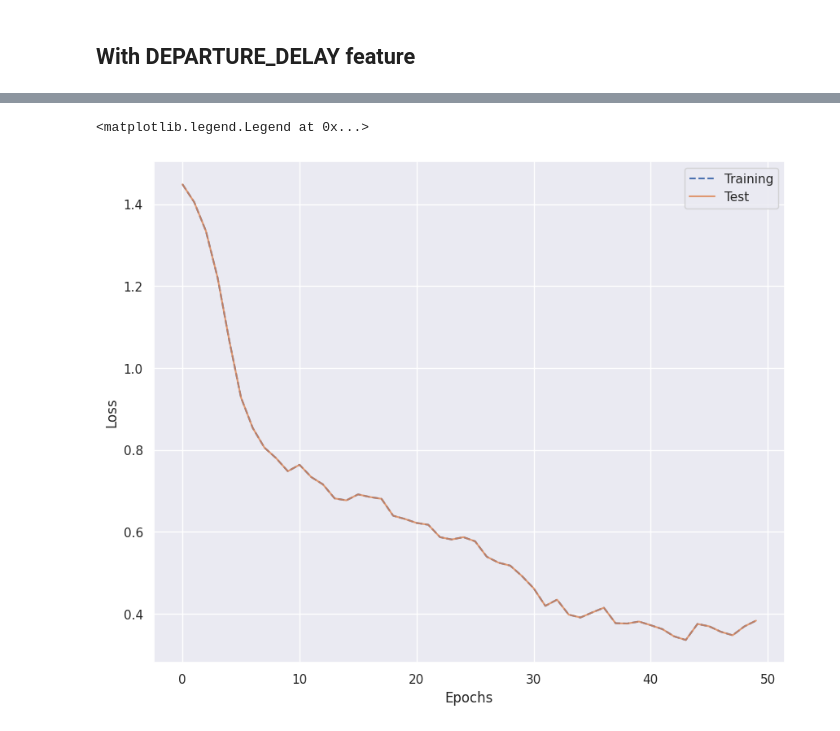
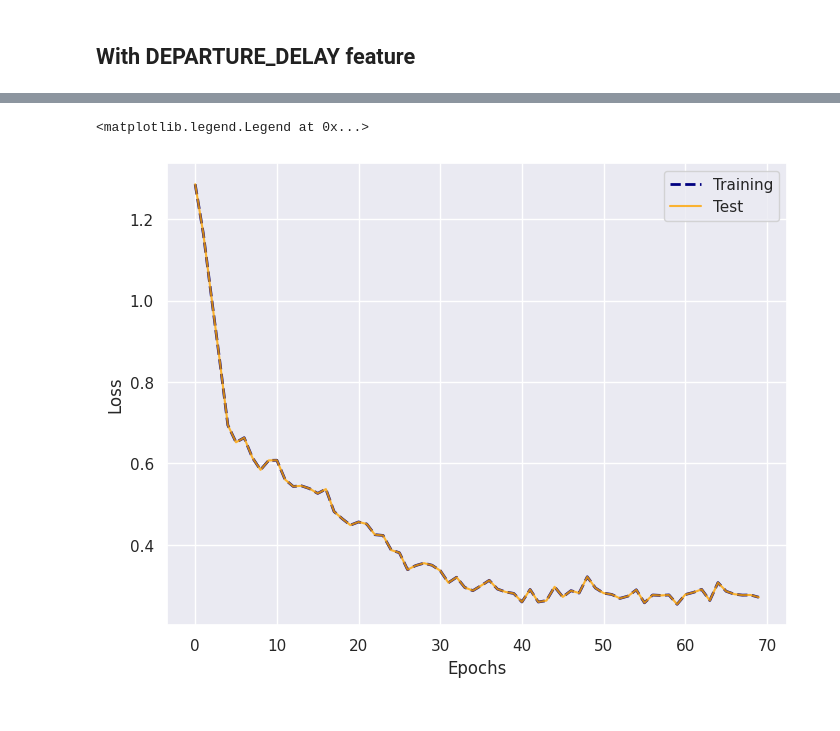
Before and after one commit to cezaryjanuszek/FlightDelays_prediction, a Jupyter notebook: PredictionModel_complex.ipynb, the cells around one changed output, grey strips where cells are left out. Saved outputs shown, nothing was run; the diff lists cells and outputs as text; code cells hidden in the pictures.

Commit message:
MLP models retrained

```diff
--- a/PredictionModel_complex.ipynb
+++ b/PredictionModel_complex.ipynb
@@ -232,12 +266,12 @@ mlp_model = MLP(X.shape[1], 100, 100, 100, 4)
 loss_criterion = nn.CrossEntropyLoss()
 # Adam optimizer
 # learning rates tested [1-e3, 1e-4, 1e-5]
-optimizer = optim.Adam(mlp_model.parameters(), lr=1e-4)
+optimizer = optim.Adam(mlp_model.parameters(), lr=1e-5)
 
 # Define number of epochs and mini-batch size
-num_epochs = 30
+num_epochs = 50
 # batch sizes tested [500, 1000, 2000]
-batch_size = 10000
+batch_size = 5000
 
 # DataLoader for creating training and validation batches
 train_dataset = TensorDataset(X_train, Y_train)
@@ -255,7 +289,13 @@ test_loss_array = []
 # Epoch loop
 for e in range(num_epochs):
   # Training step
-  train_loss = train_loop(mlp_model, train_loader, optimizer, loss_criterion, train_loss_array)
+  train_loss = train_loop(mlp_model, train_loader, optimizer, loss_criterion)
+  # Save epoch loss for plot
+  train_loss_array.append(train_loss)
+  # Validation step
+  test_loss = test_loop(mlp_model, test_loader, optimizer, loss_criterion)
+  # Save epoch loss for plot
+  test_loss_array.append(test_loss)
 
-  print(f'Epoch [{e+1}/{num_epochs}], Loss: {train_loss:.4f}')
+  print(f'Epoch [{e+1}/{num_epochs}], Training loss: {train_loss:.4f}, Test loss: {test_loss: 4f}')
 # %% [output]
@@ -342,19 +371,17 @@ print('Train samples: ', X_train.shape[0])
 print('Test samples: ', X_test.shape[0])
 print(Counter(Y_train))
 
-# SMOTE over-sampling
-#oversample = SMOTE(sampling_strategy={2: 100000, 3:20000})
-#X_train, Y_train = oversample.fit_resample(X_train, Y_train)
 # random under-sampling
-undersample = RandomUnderSampler(sampling_strategy={0: 500000})
-X_train, Y_train = undersample.fit_resample(X_train, Y_train)
-print('After balancing the classes: ', Counter(Y_train))
+#undersample = RandomUnderSampler(sampling_strategy={0: 400000})
+#X_train, Y_train = undersample.fit_resample(X_train, Y_train)
+#print('After balancing the classes: ', Counter(Y_train))
+
 # Standardize data
 scaler = StandardScaler().fit(X_train)
 X_train = scaler.fit_transform(X_train)
 X_test = scaler.fit_transform(X_test)
 
-# Training data to tensors
+# Training and test data to tensors
 X_train = torch.as_tensor(X_train, dtype=torch.float32, device=device)
 Y_train = torch.as_tensor(np.array(Y_train), device=device)
 X_test = torch.as_tensor(X_test, dtype=torch.float32, device=device)
@@ -367,6 +393,6 @@ After balancing the classes:  Counter({0: 500000, 1: 128950, 2: 50797, 3: 9011})
 # %%
 # Instantiate the model
-mlp_model = AttentionMLP(X.shape[1], 100, 100, 100, 50, 4)
+mlp_model = MLP(X.shape[1], 100, 100, 100, 4)
 # Loss function
 loss_criterion = nn.CrossEntropyLoss()
 # Adam optimizer
@@ -374,8 +400,8 @@ loss_criterion = nn.CrossEntropyLoss()
 optimizer = optim.Adam(mlp_model.parameters(), lr=1e-5)
 
 # Define number of epochs and mini-batch size
-num_epochs = 50
-# batch sizes tested [500, 1000, 2000]
+num_epochs = 70
+# batch sizes tested [500, 1000, 2000, 5000]
 batch_size = 5000
 
 # DataLoader for creating training and validation batches
@@ -394,11 +420,11 @@ test_loss_array = []
 # Epoch loop
 for e in range(num_epochs):
   # Training step
-  train_loss, train_attention_weights = train_loop(mlp_model, train_loader, optimizer, loss_criterion, train_loss_array)
+  train_loss = train_loop(mlp_model, train_loader, optimizer, loss_criterion)
   # Save epoch loss for plot
   train_loss_array.append(train_loss)
   # Validation step
-  test_loss, test_attention_weights = test_loop(mlp_model, test_loader, optimizer, loss_criterion, test_loss_array)
+  test_loss = test_loop(mlp_model, test_loader, optimizer, loss_criterion)
   # Save epoch loss for plot
   test_loss_array.append(test_loss)
 
@@ -424,10 +453,10 @@ Epoch [50/50], Training loss: 0.3833, Test loss:  0.337720
 # %%
 plt.figure()
-plt.plot(range(num_epochs), train_loss_array, label='Training', linestyle='dashed')
-plt.plot(range(num_epochs), train_loss_array, label='Test', alpha=0.8)
+plt.plot(range(num_epochs), train_loss_array, label='Training', linestyle='dashed', linewidth=2, color='navy')
+plt.plot(range(num_epochs), train_loss_array, label='Test', alpha=0.8, color='orange')
 plt.xlabel('Epochs')
 plt.ylabel('Loss')
 plt.legend()
 # %% [output]
 <matplotlib.legend.Legend at 0x...>
-[figure, old version]
+[figure, new version]
```
Also changed, not shown: parts of 20 cells of this notebook, 3 other files.
